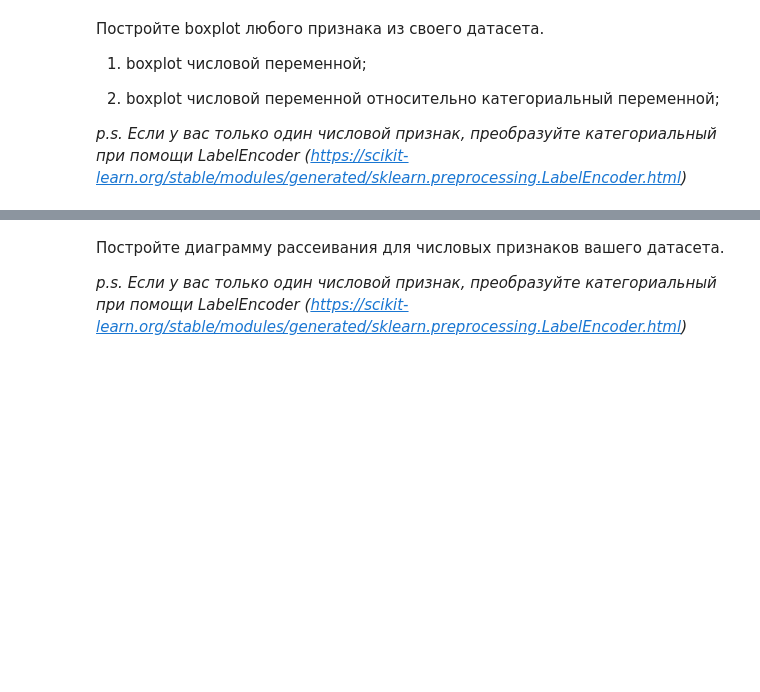
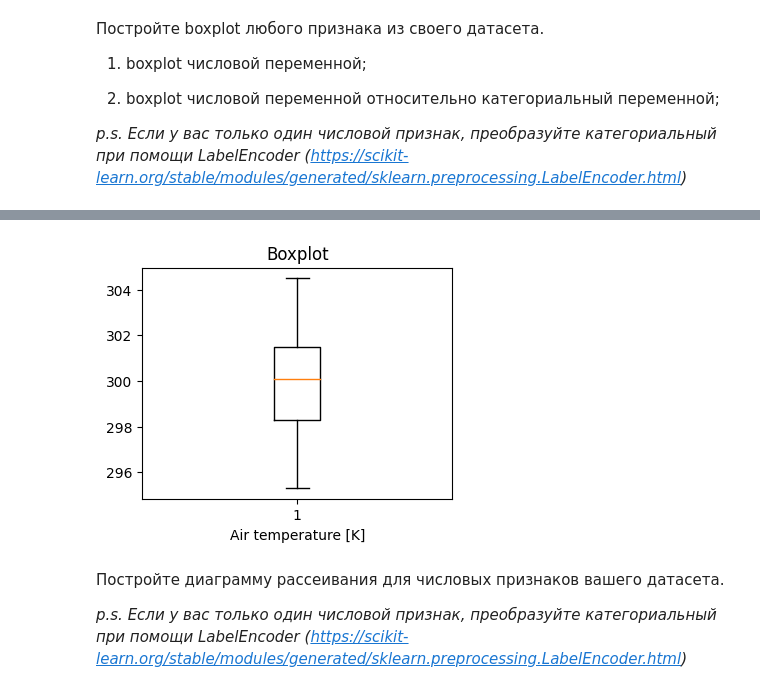
Before and after one commit to kaimakov-rk/kokoko, a Jupyter notebook: Copy_of_Задание_2.ipynb, the cells around one changed output, grey strips where cells are left out. Drawn from its saved outputs; the diff is of its cells as text; code cells hidden in the pictures; blank space fills up the shorter version.

```diff
--- a/Copy_of_Задание_2.ipynb
+++ b/Copy_of_Задание_2.ipynb
@@ -101,3 +175,11 @@ Example: видим, что среднее и отклонение различ
+# %%
+plt.figure(figsize=(4, 3))
+plt.boxplot(df["Air temperature [K]"])
+plt.title('Boxplot')
+plt.xlabel("Air temperature [K]")
+plt.show()
+# %% [output]
+[figure, added]
 # %% [markdown]
 Постройте диаграмму рассеивания для числовых признаков вашего датасета.
 
```
Also changed, not shown: parts of 30 cells of this notebook.
